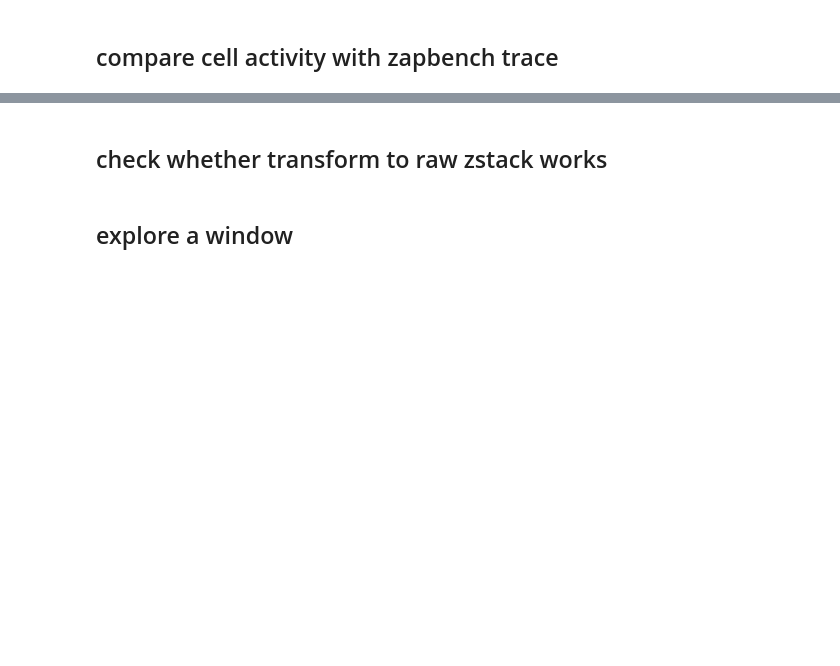
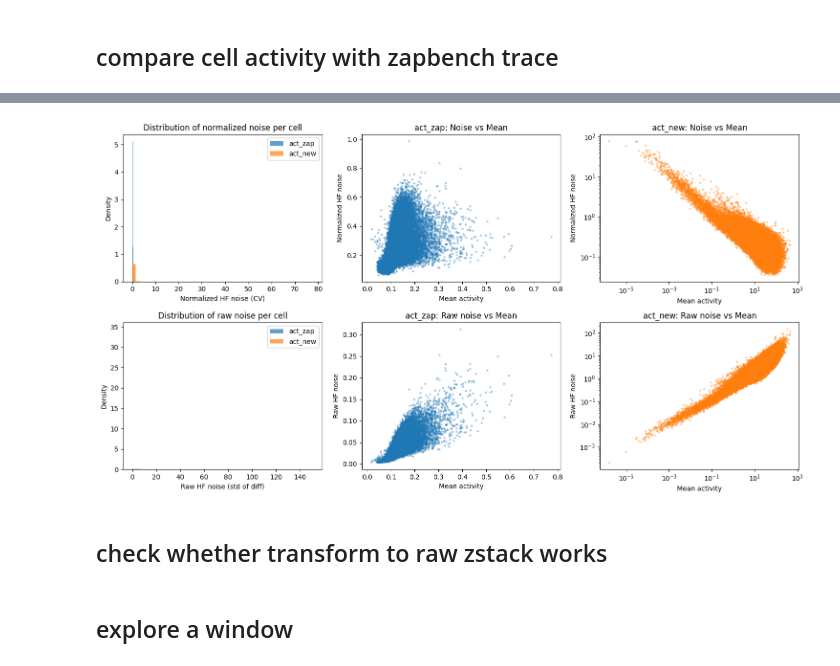
Before and after one commit to vijk777/zapbench, a Jupyter notebook: processing/query_raw_fluorescence_data.ipynb, the cells around one changed output, grey strips where cells are left out. Drawn from its saved outputs; the diff is of its cells as text; code cells hidden in the pictures; blank space fills up the shorter version.

```diff
--- a/processing/query_raw_fluorescence_data.ipynb
+++ b/processing/query_raw_fluorescence_data.ipynb
@@ -61,0 +70,76 @@ plt.xlim(tmin, tmax)
+# %%
+# Compare high-frequency noise levels between act_zap and act_new
+# High-frequency noise estimated via first-order differences (approximates derivative)
+
+# Compute high-frequency component (diff removes slow trends, keeps fast fluctuations)
+hf_zap = np.diff(act_zap, axis=0)  # [T-1, cells]
+hf_new = np.diff(act_new, axis=1)  # [cells, T-1]
+
+# Noise level per cell = std of high-frequency component
+# Normalize by mean signal to get coefficient of variation of noise
+noise_zap = np.std(hf_zap, axis=0) / (np.mean(act_zap, axis=0) + 1e-6)
+noise_new = np.std(hf_new, axis=1) / (np.mean(act_new, axis=1) + 1e-6)
+
+# Also compute unnormalized noise (raw std of differences)
+noise_zap_raw = np.std(hf_zap, axis=0)
+noise_new_raw = np.std(hf_new, axis=1)
+
+fig, axes = plt.subplots(2, 3, figsize=(15, 8))
+
+# Row 1: Normalized noise (CV of high-freq fluctuations)
+ax = axes[0, 0]
+ax.hist(noise_zap, bins=50, alpha=0.7, label='act_zap', density=True)
+ax.hist(noise_new, bins=50, alpha=0.7, label='act_new', density=True)
+ax.set_xlabel('Normalized HF noise (CV)')
+ax.set_ylabel('Density')
+ax.set_title('Distribution of normalized noise per cell')
+ax.legend()
+
+ax = axes[0, 1]
+ax.scatter(np.mean(act_zap, axis=0), noise_zap, alpha=0.3, s=5, label='act_zap')
+ax.set_xlabel('Mean activity')
+ax.set_ylabel('Normalized HF noise')
+ax.set_title('act_zap: Noise vs Mean')
+
+ax = axes[0, 2]
+ax.scatter(np.mean(act_new, axis=1), noise_new, alpha=0.3, s=5, label='act_new', color='C1')
+ax.set_xlabel('Mean activity')
+ax.set_ylabel('Normalized HF noise')
+ax.set_title('act_new: Noise vs Mean')
+ax.set_xscale("log")
+ax.set_yscale("log")
+
+# Row 2: Raw noise (std of differences)
+ax = axes[1, 0]
+ax.hist(noise_zap_raw, bins=50, alpha=0.7, label='act_zap', density=True)
+ax.hist(noise_new_raw, bins=50, alpha=0.7, label='act_new', density=True)
+ax.set_xlabel('Raw HF noise (std of diff)')
+ax.set_ylabel('Density')
+ax.set_title('Distribution of raw noise per cell')
+ax.legend()
+
+ax = axes[1, 1]
+ax.scatter(np.mean(act_zap, axis=0), noise_zap_raw, alpha=0.3, s=5, label='act_zap')
+ax.set_xlabel('Mean activity')
+ax.set_ylabel('Raw HF noise')
+ax.set_title('act_zap: Raw noise vs Mean')
+
+ax = axes[1, 2]
+ax.scatter(np.mean(act_new, axis=1), noise_new_raw, alpha=0.3, s=5, label='act_new', color='C1')
+ax.set_xlabel('Mean activity')
+ax.set_ylabel('Raw HF noise')
+ax.set_title('act_new: Raw noise vs Mean')
+ax.set_xscale("log")
+ax.set_yscale("log")
+
+plt.tight_layout()
+
+# # Print summary statistics
+print(f"Normalized noise CV (coefficient of variation of noise levels across cells):")
+print(f"  act_zap: mean={noise_zap.mean():.4f}, std={noise_zap.std():.4f}, CV={noise_zap.std()/noise_zap.mean():.2f}")
+print(f"  act_new: mean={noise_new.mean():.4f}, std={noise_new.std():.4f}, CV={noise_new.std()/noise_new.mean():.2f}")
+print(f"\nRaw noise (std of differences):")
+print(f"  act_zap: mean={noise_zap_raw.mean():.2f}, std={noise_zap_raw.std():.2f}, CV={noise_zap_raw.std()/noise_zap_raw.mean():.2f}")
+print(f"  act_new: mean={noise_new_raw.mean():.2f}, std={noise_new_raw.std():.2f}, CV={noise_new_raw.std()/noise_new_raw.mean():.2f}")
+print(f"\nLower CV means more uniform noise across cells.")
+# %% [output]
@@ -62,3 +155,4 @@ plt.xlim(tmin, tmax)
+[figure, added]
 # %% [markdown]
 ## check whether transform to raw zstack works
 # %%
```
Also changed, not shown: parts of 5 cells of this notebook, 2 other files.
